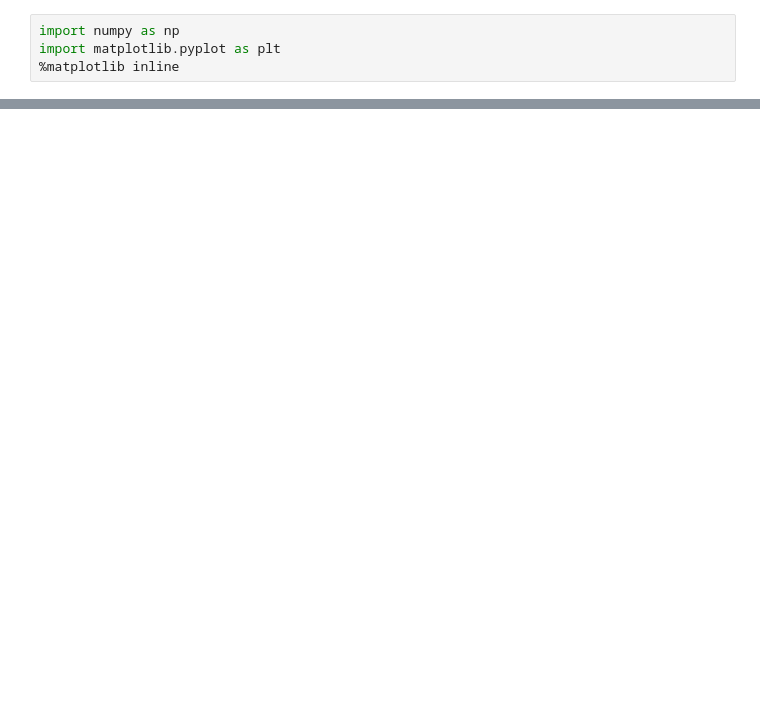
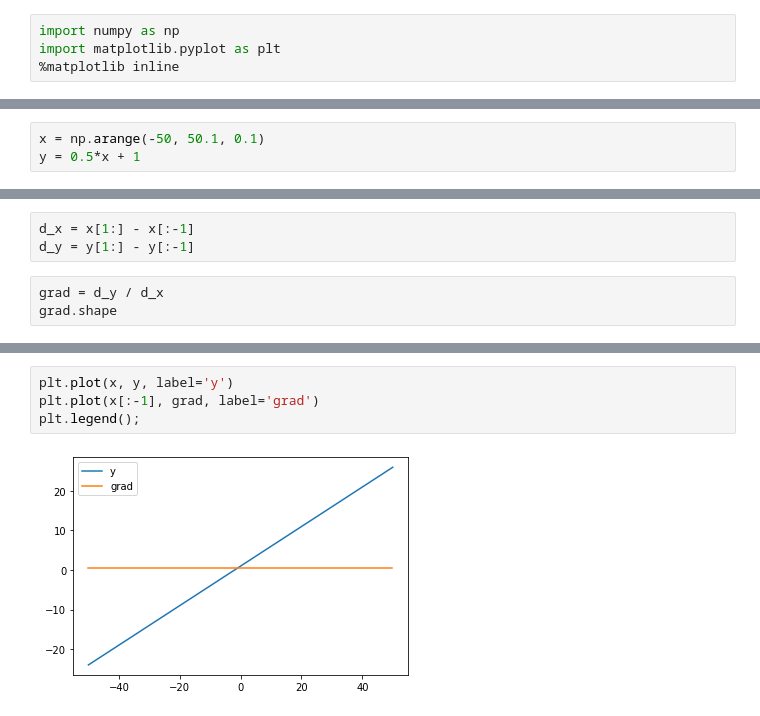
Before and after one commit to YasumasaNamba/diveintocode_ml, a Jupyter notebook: week2/week2-work1.ipynb, the cells around one changed output, grey strips where cells are left out. Saved outputs shown, nothing was run; the diff lists cells and outputs as text; blank space fills up the shorter version.

```diff
--- a/week2/week2-work1.ipynb
+++ b/week2/week2-work1.ipynb
@@ -58,0 +12,3 @@ plt.show()
+# %%
+x = np.arange(-50, 50.1, 0.1)
+y = 0.5*x + 1
@@ -58,0 +32,6 @@ plt.show()
+# %%
+d_x = x[1:] - x[:-1]
+d_y = y[1:] - y[:-1]
+# %%
+grad = d_y / d_x
+grad.shape
@@ -58,0 +43,6 @@ plt.show()
+# %%
+plt.plot(x, y, label='y')
+plt.plot(x[:-1], grad, label='grad')
+plt.legend();
+# %% [output]
+[figure, added]
```
Also changed, not shown: parts of 27 cells of this notebook.
